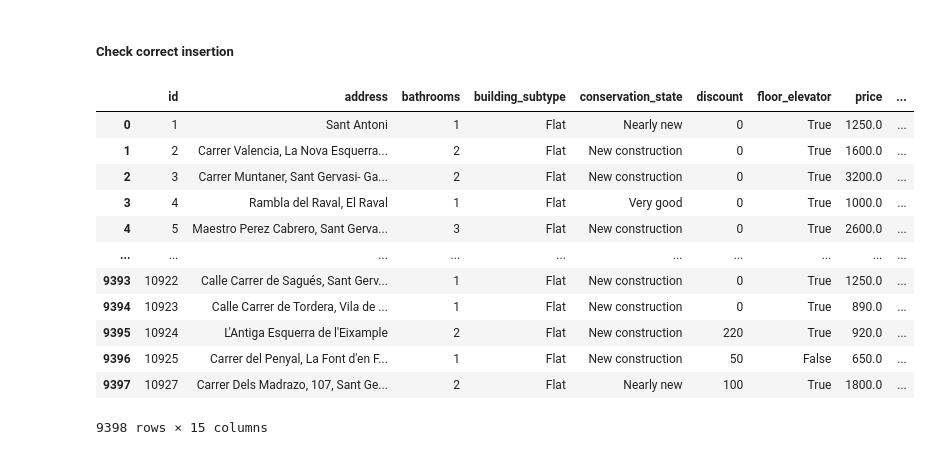
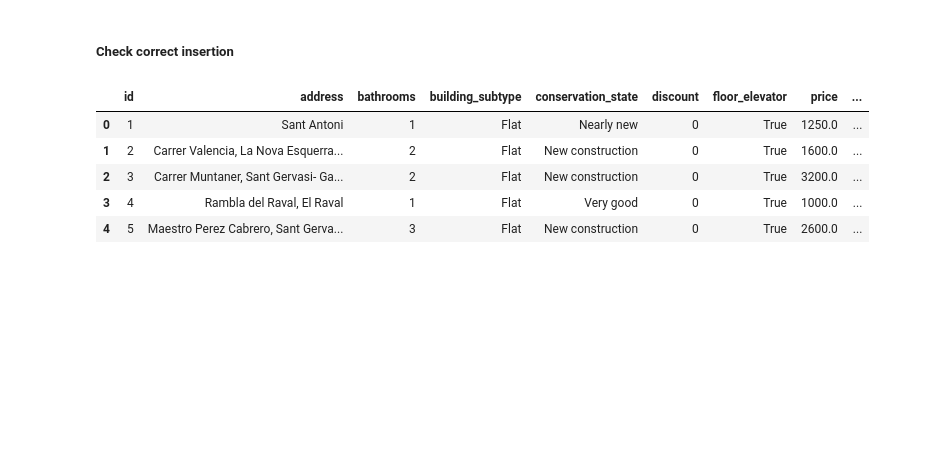
Before and after one commit to jordi-cluet/ADSDB-EtE-Project, a Jupyter notebook: format_housing.ipynb, the cells around one changed output. Saved outputs shown, nothing was run; the diff lists cells and outputs as text; code cells hidden in the pictures; blank space fills up the shorter version.

```diff
--- a/format_housing.ipynb
+++ b/format_housing.ipynb
@@ -742,18 +747,11 @@ The dataframe was correctly inserted
 ##### Check correct insertion
 # %%
 sql = "SELECT * from trusted_zone.zenodo_fotocasa_2020_21_12_06;"
-pd.read_sql_query(sql, conn)
+pd.read_sql_query(sql, conn).head()
 # %% [output]
 |  | id | address | bathrooms | building_subtype | conservation_state | discount | floor_elevator | price | ... |
 | 0 | 1 | Sant Antoni | 1 | Flat | Nearly new | 0 | True | 1250.0 | ... |
 | 1 | 2 | Carrer Valencia, La Nova Esquerra... | 2 | Flat | New construction | 0 | True | 1600.0 | ... |
 | 2 | 3 | Carrer Muntaner, Sant Gervasi- Ga... | 2 | Flat | New construction | 0 | True | 3200.0 | ... |
 | 3 | 4 | Rambla del Raval, El Raval | 1 | Flat | Very good | 0 | True | 1000.0 | ... |
 | 4 | 5 | Maestro Perez Cabrero, Sant Gerva... | 3 | Flat | New construction | 0 | True | 2600.0 | ... |
-| ... | ... | ... | ... | ... | ... | ... | ... | ... | ... |
-| 9393 | 10922 | Calle Carrer de Sagués, Sant Gerv... | 1 | Flat | New construction | 0 | True | 1250.0 | ... |
-| 9394 | 10923 | Calle Carrer de Tordera, Vila de ... | 1 | Flat | New construction | 0 | True | 890.0 | ... |
-| 9395 | 10924 | L'Antiga Esquerra de l'Eixample | 2 | Flat | New construction | 220 | True | 920.0 | ... |
-| 9396 | 10925 | Carrer del Penyal, La Font d'en F... | 1 | Flat | New construction | 50 | False | 650.0 | ... |
-| 9397 | 10927 | Carrer Dels Madrazo, 107, Sant Ge... | 2 | Flat | Nearly new | 100 | True | 1800.0 | ... |
-9398 rows × 15 columns
```
Also changed, not shown: parts of 5 cells of this notebook, 1 other file.
